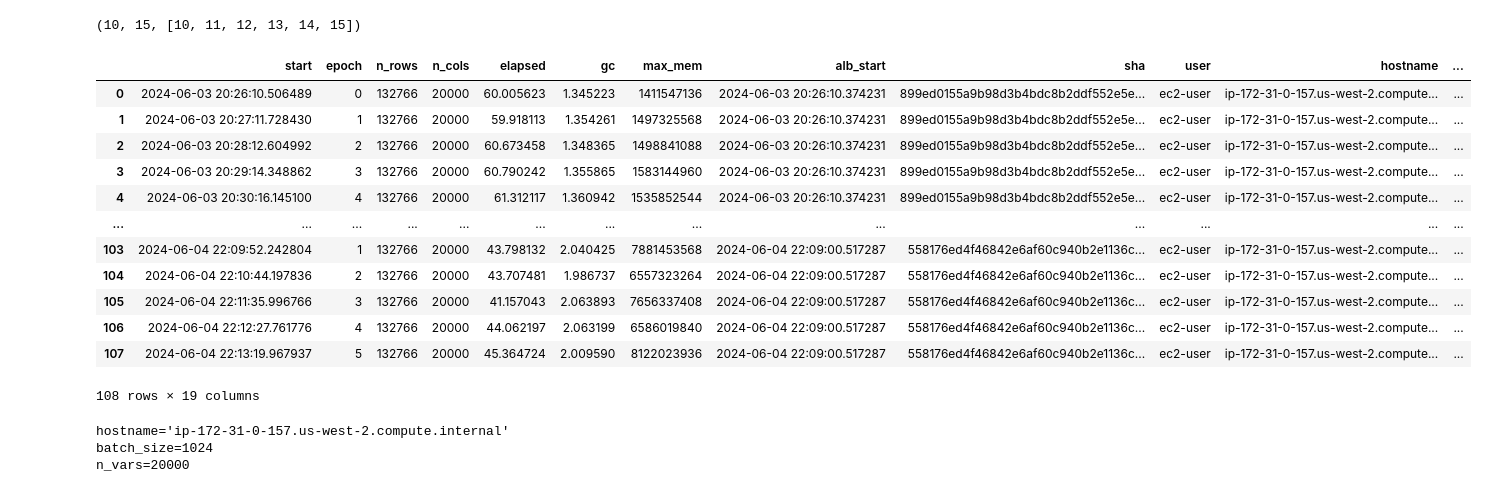
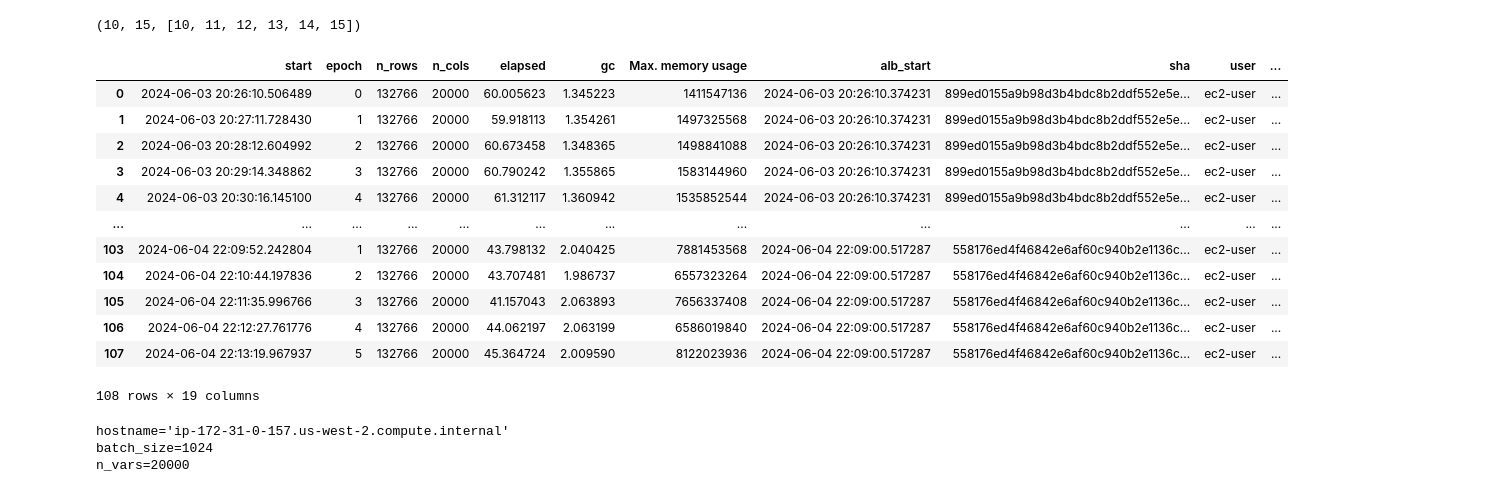
Before and after one commit to TileDB-Inc/arrayloader-benchmarks, a Jupyter notebook: notebooks/data-loader-stats/azl/nb.ipynb, the cells around one changed output. Drawn from its saved outputs; the diff is of its cells as text; code cells hidden in the pictures.

```diff
--- a/notebooks/data-loader-stats/azl/nb.ipynb
+++ b/notebooks/data-loader-stats/azl/nb.ipynb
@@ -23,7 +23,7 @@ H = 800
 db_uri = f'sqlite:///{db_path}'
 df = pd.read_sql_table(tbl, db_uri)
 if hostname:
-    df = df[df.hostname.str.contains(hostname)].reset_index(drop=True)
+    df = df[df.hostname.str.contains(hostname)].reset_index(drop=True).copy()
 df
 # %% [output]
 |  | start | epoch | n_rows | n_cols | elapsed | gc | max_mem | alb_start | sha | user | hostname | ... |
@@ -49,25 +49,27 @@ min_chunk_log2, max_chunk_log2, chunks_log2
 # %% [output]
 (10, 15, [10, 11, 12, 13, 14, 15])
 # %%
-x = 'SOMA chunk size'
-y = 'Samples / sec'
-df[x] = pd.Categorical(df['soma_chunk_size'].apply(lambda c: f'{c:,}'))
-chunk_sizes = df[x].unique()
-df[y] = df.n_rows / df.elapsed
+C = 'SOMA chunk size'
+S = 'Samples / sec'
+df[C] = pd.Categorical(df.soma_chunk_size.apply(lambda c: f'{c:,}'))
+chunk_sizes = df[C].unique()
+df[S] = df.n_rows / df.elapsed
+M = 'Max. memory usage'
+df = df.rename(columns={ 'max_mem': M, 'method': 'Method', })
 df
 # %% [output]
-|  | start | epoch | n_rows | n_cols | elapsed | gc | max_mem | alb_start | sha | user | hostname | ... |
-| 0 | 2024-06-03 20:26:10.506489 | 0 | 132766 | 20000 | 60.005623 | 1.345223 | 1411547136 | 2024-06-03 20:26:10.374231 | 899ed0155a9b98d3b4bdc8b2ddf552e5e... | ec2-user | ip-172-31-0-157.us-west-2.compute... | ... |
-| 1 | 2024-06-03 20:27:11.728430 | 1 | 132766 | 20000 | 59.918113 | 1.354261 | 1497325568 | 2024-06-03 20:26:10.374231 | 899ed0155a9b98d3b4bdc8b2ddf552e5e... | ec2-user | ip-172-31-0-157.us-west-2.compute... | ... |
-| 2 | 2024-06-03 20:28:12.604992 | 2 | 132766 | 20000 | 60.673458 | 1.348365 | 1498841088 | 2024-06-03 20:26:10.374231 | 899ed0155a9b98d3b4bdc8b2ddf552e5e... | ec2-user | ip-172-31-0-157.us-west-2.compute... | ... |
-| 3 | 2024-06-03 20:29:14.348862 | 3 | 132766 | 20000 | 60.790242 | 1.355865 | 1583144960 | 2024-06-03 20:26:10.374231 | 899ed0155a9b98d3b4bdc8b2ddf552e5e... | ec2-user | ip-172-31-0-157.us-west-2.compute... | ... |
-| 4 | 2024-06-03 20:30:16.145100 | 4 | 132766 | 20000 | 61.312117 | 1.360942 | 1535852544 | 2024-06-03 20:26:10.374231 | 899ed0155a9b98d3b4bdc8b2ddf552e5e... | ec2-user | ip-172-31-0-157.us-west-2.compute... | ... |
-| ... | ... | ... | ... | ... | ... | ... | ... | ... | ... | ... | ... | ... |
-| 103 | 2024-06-04 22:09:52.242804 | 1 | 132766 | 20000 | 43.798132 | 2.040425 | 7881453568 | 2024-06-04 22:09:00.517287 | 558176ed4f46842e6af60c940b2e1136c... | ec2-user | ip-172-31-0-157.us-west-2.compute... | ... |
-| 104 | 2024-06-04 22:10:44.197836 | 2 | 132766 | 20000 | 43.707481 | 1.986737 | 6557323264 | 2024-06-04 22:09:00.517287 | 558176ed4f46842e6af60c940b2e1136c... | ec2-user | ip-172-31-0-157.us-west-2.compute... | ... |
-| 105 | 2024-06-04 22:11:35.996766 | 3 | 132766 | 20000 | 41.157043 | 2.063893 | 7656337408 | 2024-06-04 22:09:00.517287 | 558176ed4f46842e6af60c940b2e1136c... | ec2-user | ip-172-31-0-157.us-west-2.compute... | ... |
-| 106 | 2024-06-04 22:12:27.761776 | 4 | 132766 | 20000 | 44.062197 | 2.063199 | 6586019840 | 2024-06-04 22:09:00.517287 | 558176ed4f46842e6af60c940b2e1136c... | ec2-user | ip-172-31-0-157.us-west-2.compute... | ... |
-| 107 | 2024-06-04 22:13:19.967937 | 5 | 132766 | 20000 | 45.364724 | 2.009590 | 8122023936 | 2024-06-04 22:09:00.517287 | 558176ed4f46842e6af60c940b2e1136c... | ec2-user | ip-172-31-0-157.us-west-2.compute... | ... |
+|  | start | epoch | n_rows | n_cols | elapsed | gc | Max. memory usage | alb_start | sha | user | ... |
+| 0 | 2024-06-03 20:26:10.506489 | 0 | 132766 | 20000 | 60.005623 | 1.345223 | 1411547136 | 2024-06-03 20:26:10.374231 | 899ed0155a9b98d3b4bdc8b2ddf552e5e... | ec2-user | ... |
+| 1 | 2024-06-03 20:27:11.728430 | 1 | 132766 | 20000 | 59.918113 | 1.354261 | 1497325568 | 2024-06-03 20:26:10.374231 | 899ed0155a9b98d3b4bdc8b2ddf552e5e... | ec2-user | ... |
+| 2 | 2024-06-03 20:28:12.604992 | 2 | 132766 | 20000 | 60.673458 | 1.348365 | 1498841088 | 2024-06-03 20:26:10.374231 | 899ed0155a9b98d3b4bdc8b2ddf552e5e... | ec2-user | ... |
+| 3 | 2024-06-03 20:29:14.348862 | 3 | 132766 | 20000 | 60.790242 | 1.355865 | 1583144960 | 2024-06-03 20:26:10.374231 | 899ed0155a9b98d3b4bdc8b2ddf552e5e... | ec2-user | ... |
+| 4 | 2024-06-03 20:30:16.145100 | 4 | 132766 | 20000 | 61.312117 | 1.360942 | 1535852544 | 2024-06-03 20:26:10.374231 | 899ed0155a9b98d3b4bdc8b2ddf552e5e... | ec2-user | ... |
+| ... | ... | ... | ... | ... | ... | ... | ... | ... | ... | ... | ... |
+| 103 | 2024-06-04 22:09:52.242804 | 1 | 132766 | 20000 | 43.798132 | 2.040425 | 7881453568 | 2024-06-04 22:09:00.517287 | 558176ed4f46842e6af60c940b2e1136c... | ec2-user | ... |
+| 104 | 2024-06-04 22:10:44.197836 | 2 | 132766 | 20000 | 43.707481 | 1.986737 | 6557323264 | 2024-06-04 22:09:00.517287 | 558176ed4f46842e6af60c940b2e1136c... | ec2-user | ... |
+| 105 | 2024-06-04 22:11:35.996766 | 3 | 132766 | 20000 | 41.157043 | 2.063893 | 7656337408 | 2024-06-04 22:09:00.517287 | 558176ed4f46842e6af60c940b2e1136c... | ec2-user | ... |
+| 106 | 2024-06-04 22:12:27.761776 | 4 | 132766 | 20000 | 44.062197 | 2.063199 | 6586019840 | 2024-06-04 22:09:00.517287 | 558176ed4f46842e6af60c940b2e1136c... | ec2-user | ... |
+| 107 | 2024-06-04 22:13:19.967937 | 5 | 132766 | 20000 | 45.364724 | 2.009590 | 8122023936 | 2024-06-04 22:09:00.517287 | 558176ed4f46842e6af60c940b2e1136c... | ec2-user | ... |
 108 rows × 19 columns
 # %%
 [hostname] = df.hostname.unique()
```
Also changed, not shown: parts of 7 cells of this notebook, 15 other files.
